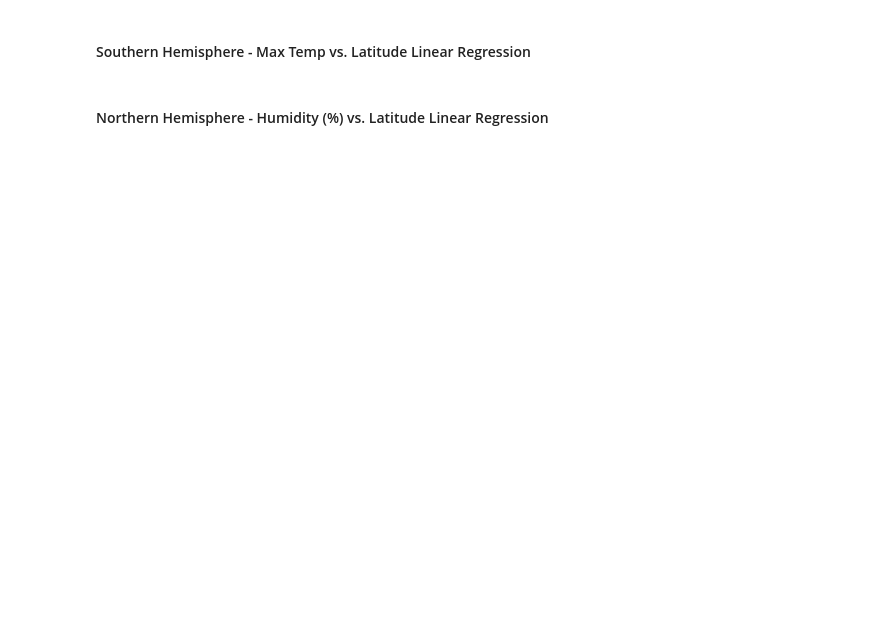
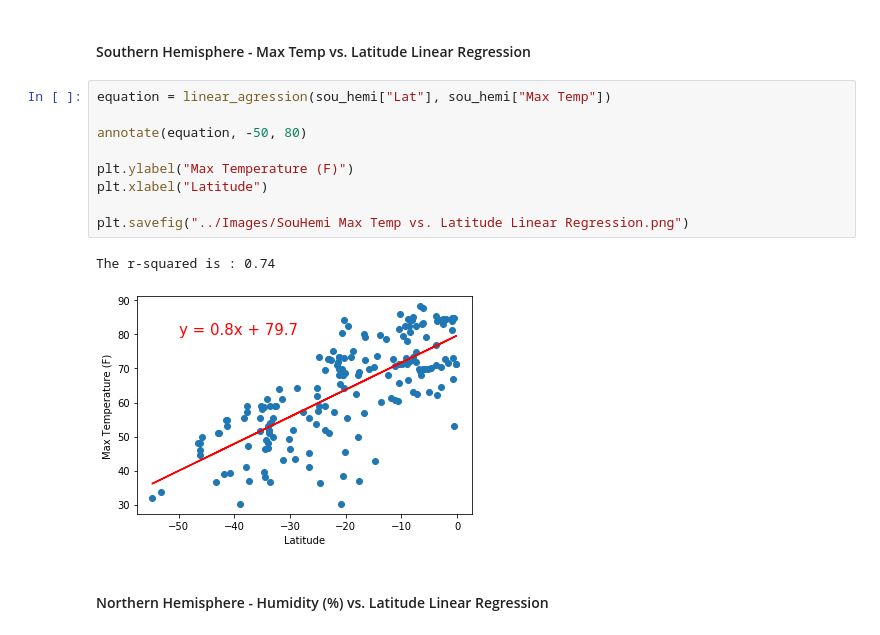
Before and after one commit to jmbruner37/6_python_api, a Jupyter notebook: 06-Python-APIs_HW/Instructions/starter_code/WeatherPy.ipynb, the cells around one changed output. Drawn from its saved outputs; the diff is of its cells as text; blank space fills up the shorter version.

```diff
--- a/06-Python-APIs_HW/Instructions/starter_code/WeatherPy.ipynb
+++ b/06-Python-APIs_HW/Instructions/starter_code/WeatherPy.ipynb
@@ -267,4 +294,16 @@ plt.show()
 # %% [markdown]
 ####  Southern Hemisphere - Max Temp vs. Latitude Linear Regression
+# %%
+equation = linear_agression(sou_hemi["Lat"], sou_hemi["Max Temp"])
+
+annotate(equation, -50, 80)
+
+plt.ylabel("Max Temperature (F)")
+plt.xlabel("Latitude")
+
+plt.savefig("../Images/SouHemi Max Temp vs. Latitude Linear Regression.png")
+# %% [output]
+The r-squared is : 0.74
+[figure, added]
 # %% [markdown]
 ####  Northern Hemisphere - Humidity (%) vs. Latitude Linear Regression
```
Also changed, not shown: parts of 19 cells of this notebook, 14 other files.
